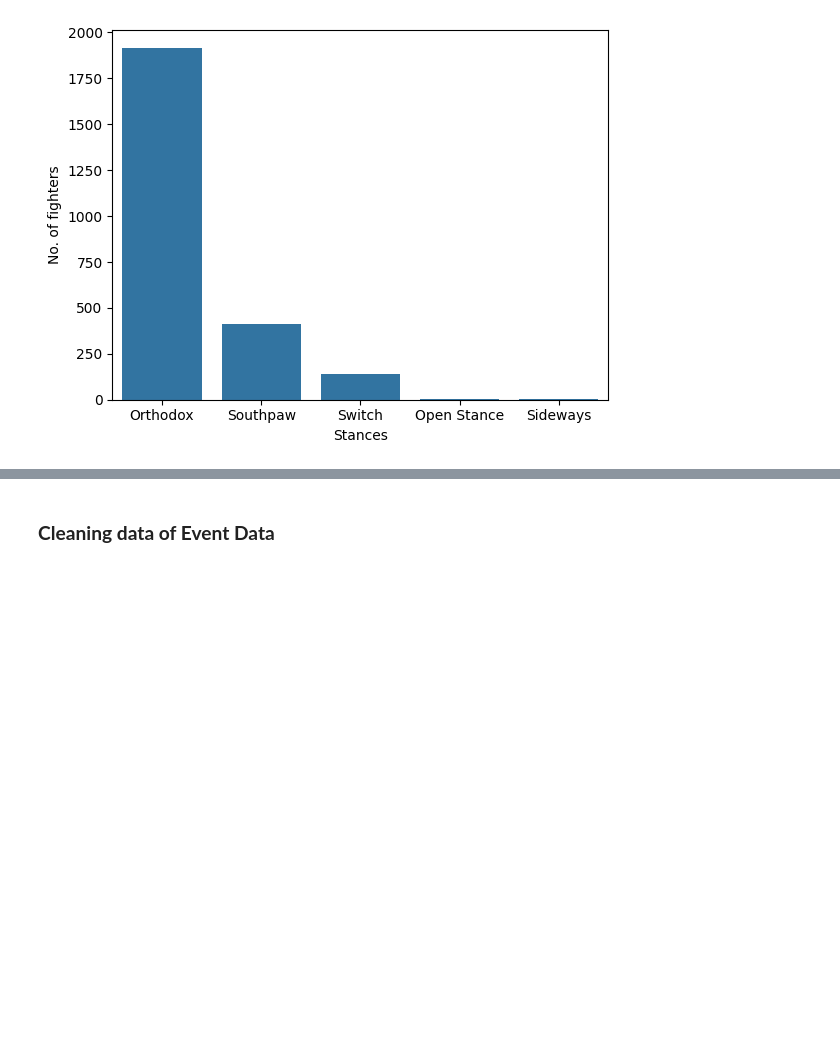
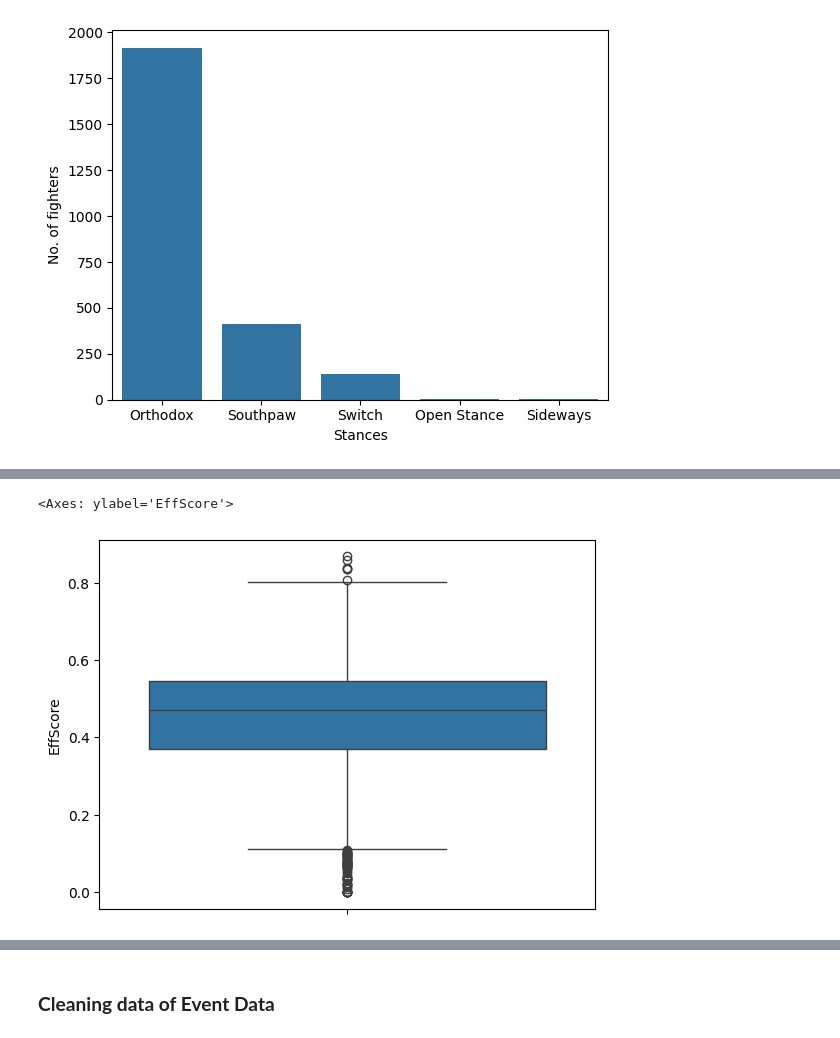
Before and after one commit to kaushalsingh01/UFC-Performance-Metrics-Analysis, a Jupyter notebook: Notebooks/ufc_eda.ipynb, the cells around one changed output, grey strips where cells are left out. Drawn from its saved outputs; the diff is of its cells as text; code cells hidden in the pictures; blank space fills up the shorter version.

```diff
--- a/Notebooks/ufc_eda.ipynb
+++ b/Notebooks/ufc_eda.ipynb
@@ -244,0 +254,24 @@ plt.show()
+# %%
+#Finding difference between wins and losses (WinDiff)
+fighter_data['WinDiff'] = fighter_data['wins'] - fighter_data['losses']
+# %%
+#Getting to know the advantage relative to fighter's height
+fighter_data['Reach-to-Height Ratio'] = fighter_data['reach']/fighter_data['height']
+# %%
+#Provides insight into body type differeences
+fighter_data['Weight-to-Height Ratio'] = fighter_data['weight']/fighter_data['height']
+# %%
+#Droping all the unnecessary columns as they have been combined
+fighter_data = fighter_data.drop(
+    columns=[
+        "SLpM",
+        "sig_str_acc",
+        "SApM",
+        "str_def",
+        "td_avg",
+        "td_acc",
+        "td_def",
+        "sub_avg",
+    ],
+    axis=1,
+)
@@ -244,0 +302,5 @@ plt.show()
+# %%
+sns.boxplot(fighter_data['EffScore'])
+# %% [output]
+<Axes: ylabel='EffScore'>
+[figure, added]
```
Also changed, not shown: parts of 20 cells of this notebook.
